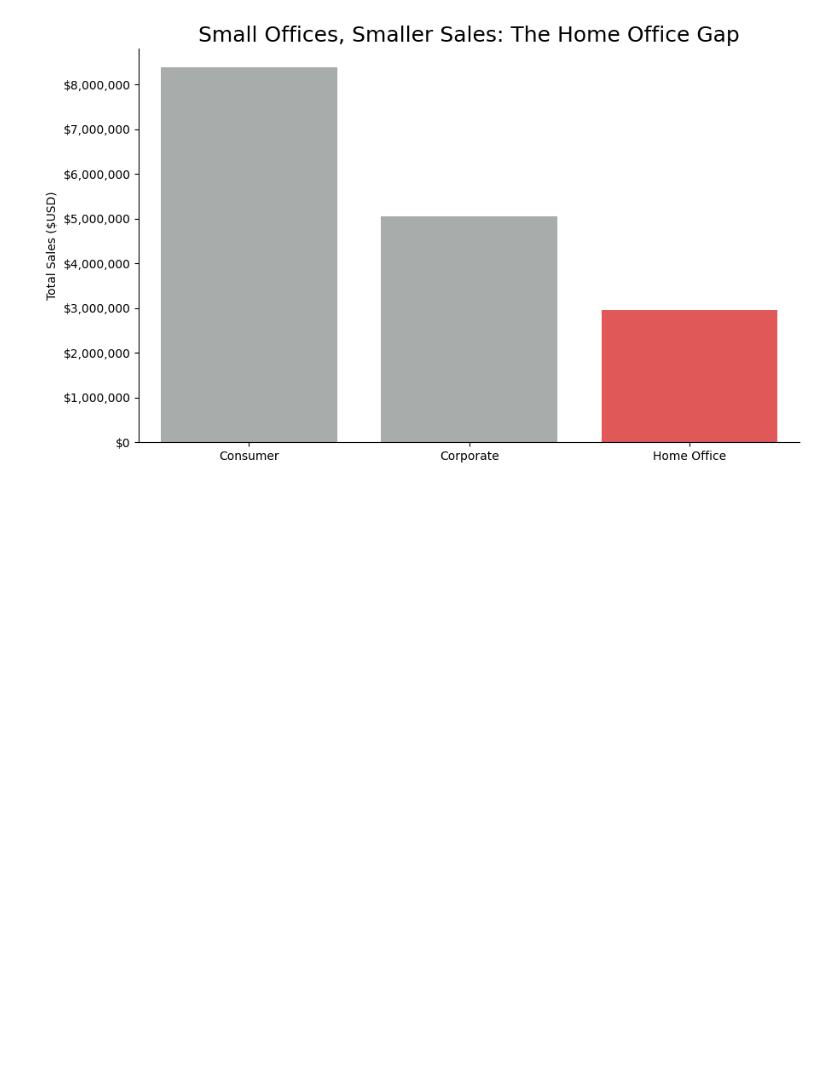
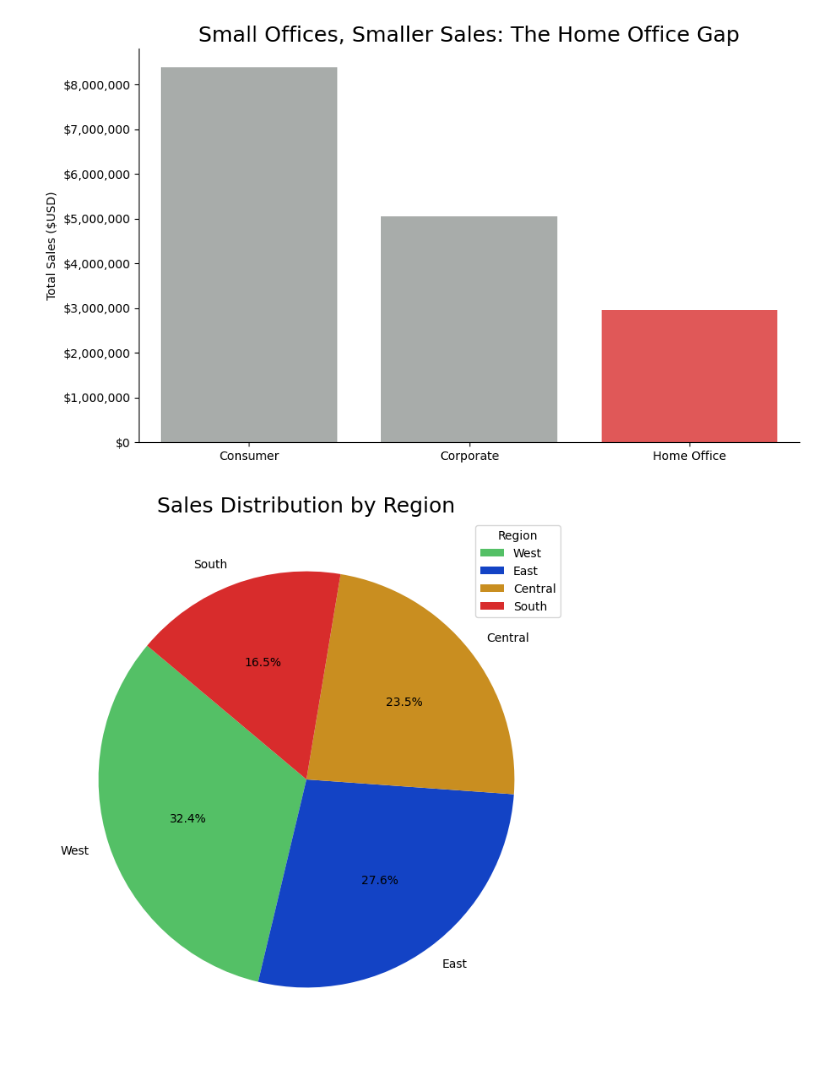
Before and after one commit to DaviLeeAnn/DataAnalysisModule3, a Jupyter notebook: Week4/notebooks/superstore_sales_workflow.ipynb, the cells around one changed output. Drawn from its saved outputs; the diff is of its cells as text; code cells hidden in the pictures; blank space fills up the shorter version.

Commit message:
Created 2 visualizations

```diff
--- a/Week4/notebooks/superstore_sales_workflow.ipynb
+++ b/Week4/notebooks/superstore_sales_workflow.ipynb
@@ -429,0 +412,11 @@ plt.show()
+# %%
+#Which regions have the highest sales?(result5) Pie chart of sales by region
+plt.figure(figsize=(16,8))
+plt.pie(result5['total_sales'], labels=result5['region'], autopct='%1.1f%%', startangle=140, colors=["#54c066", "#1343c5", "#c98e20", "#d82c2c"])
+
+plt.title('Sales Distribution by Region', fontsize=18)
+plt.legend(title='Region', loc='upper right')
+
+plt.show()
+# %% [output]
+[figure, added]
```
Also changed, not shown: parts of 5 cells of this notebook.
